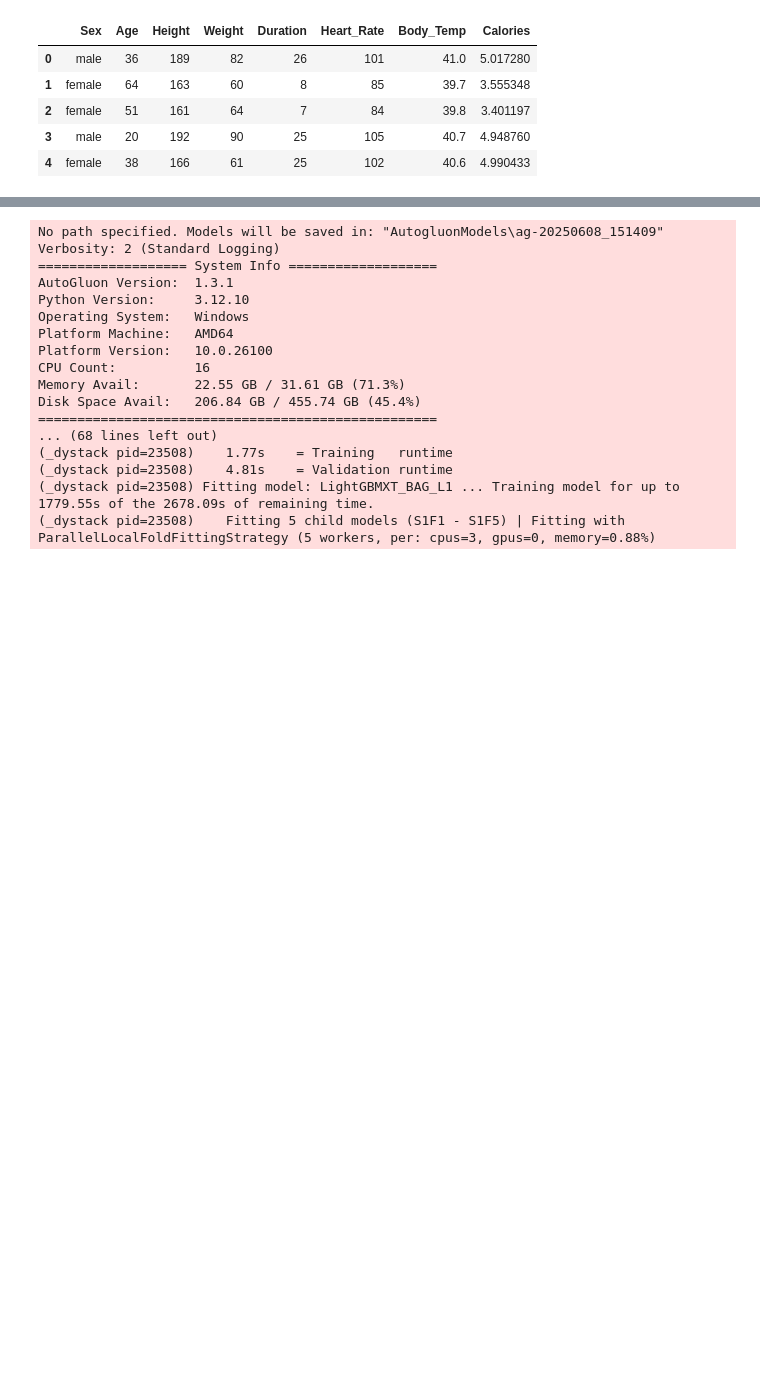
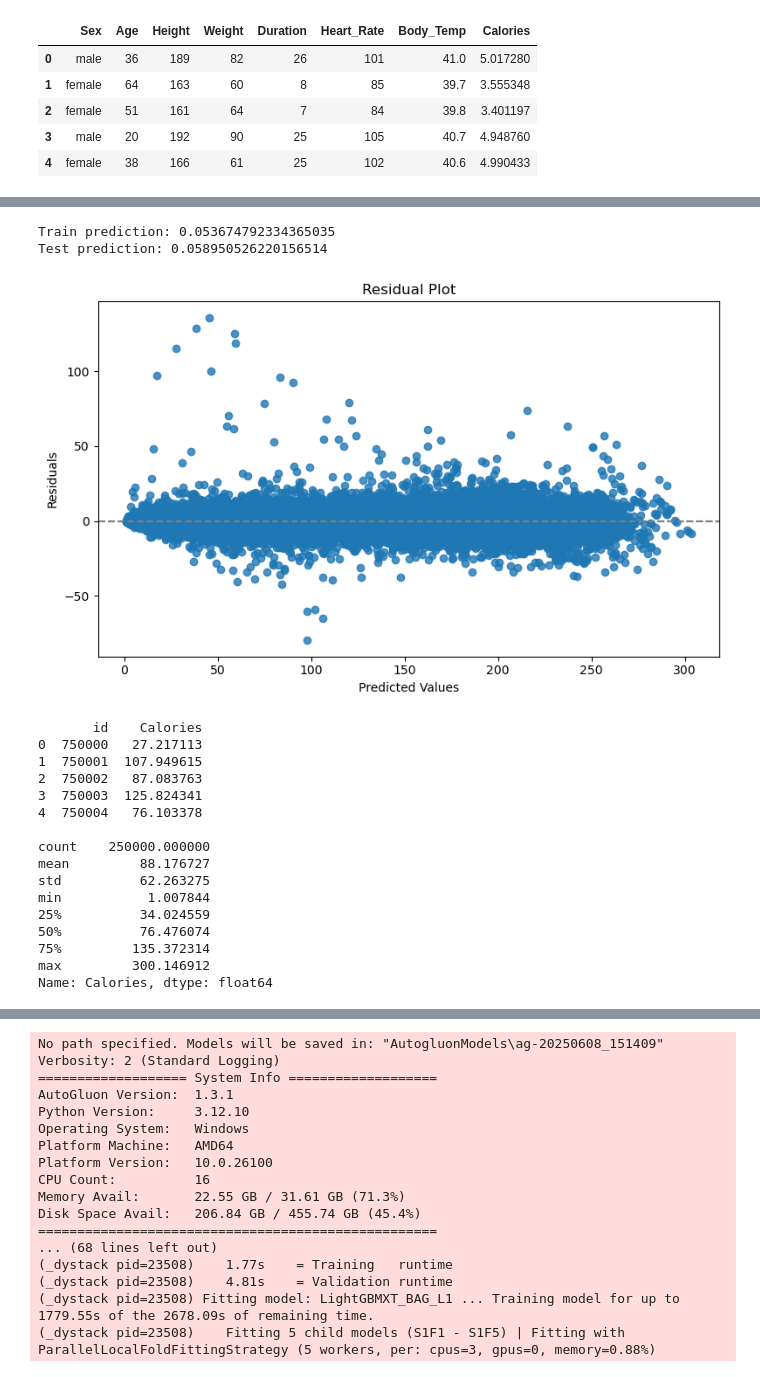
Before and after one commit to ElliotBlackstone/S25_Predict_Calories, a Jupyter notebook: calorie_autogluon.ipynb, the cells around one changed output, grey strips where cells are left out. Cells and saved outputs as stored; diff of their text form; code cells hidden in the pictures; blank space fills up the shorter version.

```diff
--- a/calorie_autogluon.ipynb
+++ b/calorie_autogluon.ipynb
@@ -28,6 +26,7 @@ train.head()
 # %%
 train_log = train
 train_log['Calories'] = np.log1p(train['Calories'])
+train_log['Sex'] = train_log['Sex'].astype('category')
 
 train_log.head()
 # %% [output]
@@ -40,3 +39,53 @@ train_log.head()
 # %%
 # Split data into training and testing sets
 train_data, test_data = train_test_split(train_log, test_size=0.2, random_state=724)
+# %%
+# kaggle score 0.05867 private, 0.0???? public (autogluon_prediction_10.csv)
+
+# Train the model
+predictor = TabularPredictor(label='Calories',
+                             problem_type='regression',
+                             eval_metric='root_mean_squared_error').fit(train_data,
+                                                                        presets="medium_quality",
+                                                                        time_limit=2400, # 40 min
+                                                                        num_bag_folds=5,  # 5 fold CV
+                                                                        )
+
+# Make predictions
+train_pred = predictor.predict(train_data)
+test_pred = predictor.predict(test_data)
+predictions = predictor.predict(test)
+
+# Evaluate
+print()
+print("Train prediction:", rmse(train_pred, train_data['Calories']))
+print("Test prediction:", rmse(test_pred, test_data['Calories']))
+
+
+
+# Residual plot
+plt.figure(figsize=(8, 5))
+sns.residplot(x=np.expm1(test_pred), y=np.expm1(test_data['Calories']))
+plt.xlabel("Predicted Values")
+plt.ylabel("Residuals")
+plt.title("Residual Plot")
+plt.axhline(0, color='gray', linestyle='--')
+plt.tight_layout()
+plt.show()
+
+
+
+# make the submission file!
+
+submission = pd.DataFrame()
+
+submission['id'] = np.arange(len(test))+750000
+submission['Calories'] = np.expm1(predictions)
+submission.loc[submission['Calories'] < 0, 'Calories'] = 1
+
+submission.to_csv("autogluon_prediction_10.csv", index=False)
+
+print(submission.head())
+print()
+print(submission['Calories'].describe())
+# %% [output]
@@ -42,0 +109,19 @@ train_data, test_data = train_test_split(train_log, test_size=0.2, random_state=
+Train prediction: 0.053674792334365035
+Test prediction: 0.058950526220156514
+[figure, added]
+       id    Calories
+0  750000   27.217113
+1  750001  107.949615
+2  750002   87.083763
+3  750003  125.824341
+4  750004   76.103378
+
+count    250000.000000
+mean         88.176727
+std          62.263275
+min           1.007844
+25%          34.024559
+50%          76.476074
+75%         135.372314
+max         300.146912
+Name: Calories, dtype: float64
```
Also changed, not shown: parts of 7 cells of this notebook, 1 other file.
